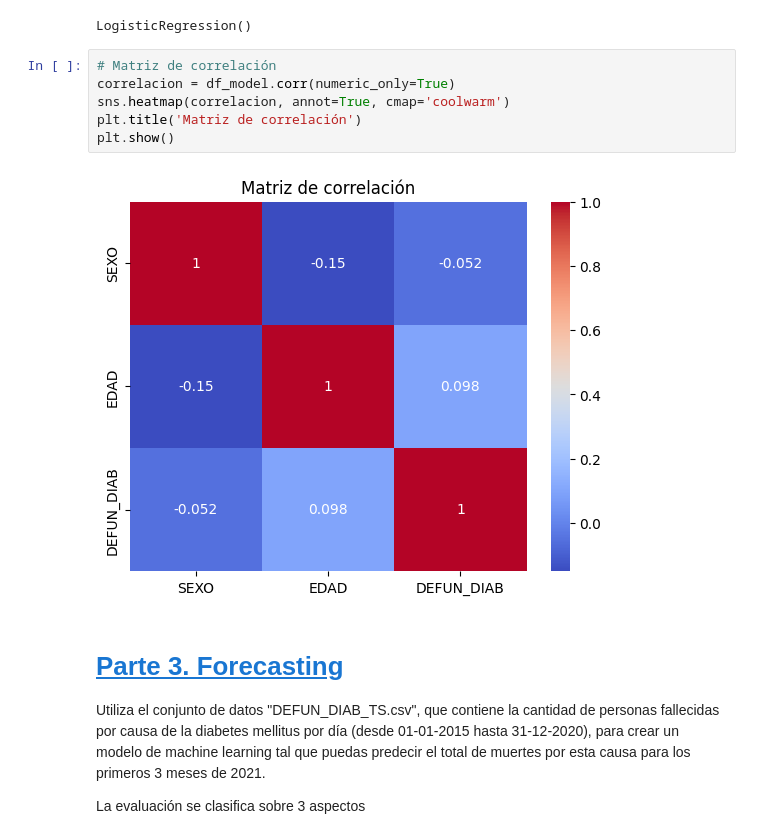
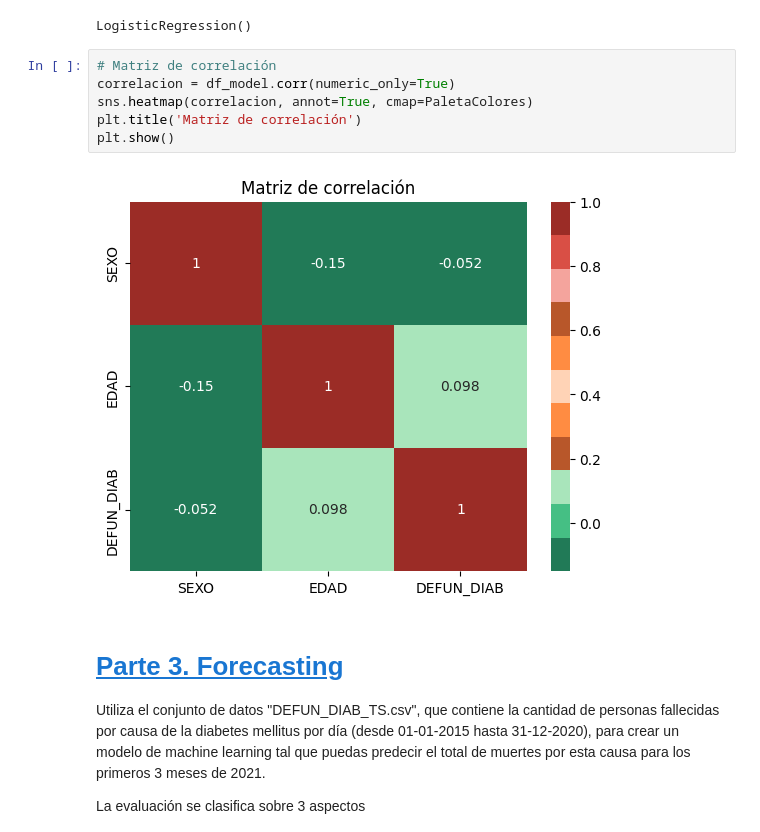
Before and after one commit to Belita-Lili/modelo-prediccion-diabetes, a Jupyter notebook: modelo_prediccion_diabetes.ipynb, the cells around one changed output. Cells and saved outputs as stored; diff of their text form.

```diff
--- a/modelo_prediccion_diabetes.ipynb
+++ b/modelo_prediccion_diabetes.ipynb
@@ -564,11 +564,11 @@ LogisticRegression()
 # %%
 # Matriz de correlación
 correlacion = df_model.corr(numeric_only=True)
-sns.heatmap(correlacion, annot=True, cmap='coolwarm')
+sns.heatmap(correlacion, annot=True, cmap=PaletaColores)
 plt.title('Matriz de correlación')
 plt.show()
 # %% [output]
-[figure, old version]
+[figure, new version]
 # %% [markdown]
 # <a id='toc5_'></a>[Parte 3. Forecasting](#toc0_)
 
```
